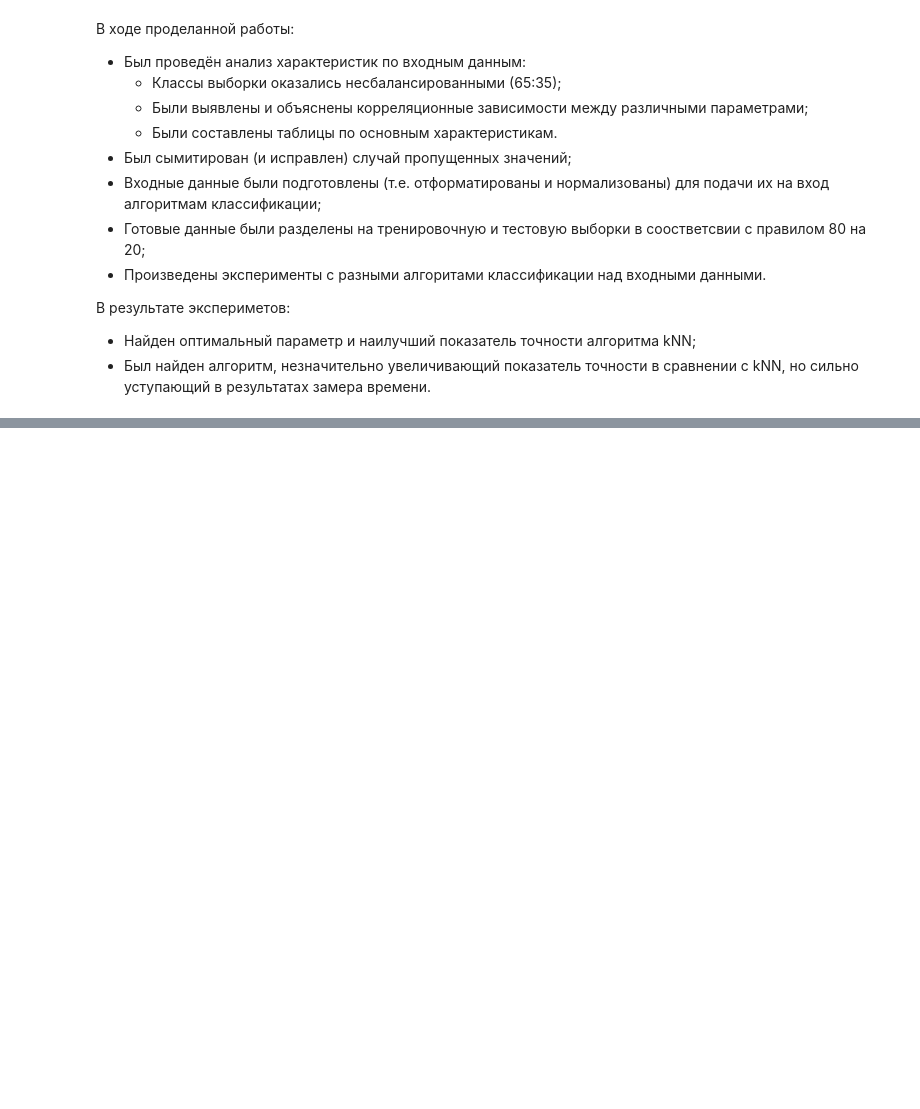
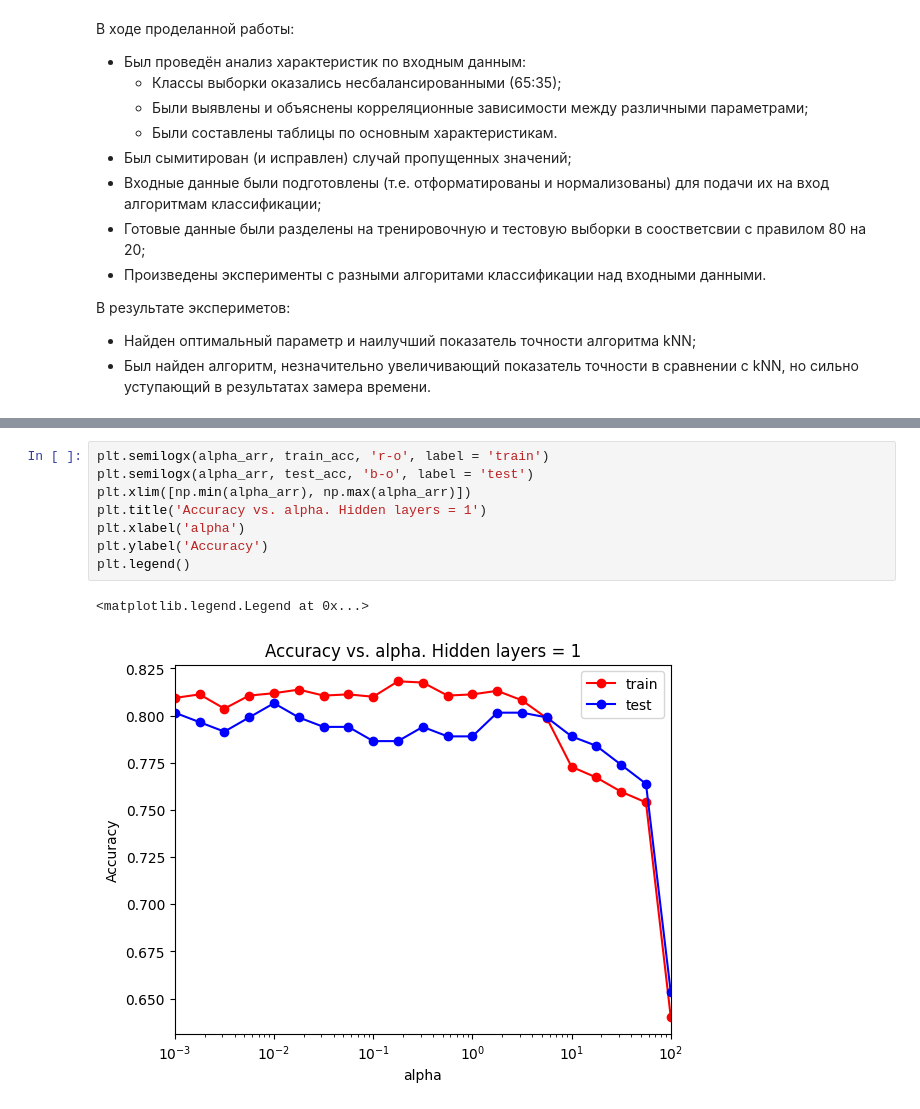
Before and after one commit to megarungle/ml_2022, a Jupyter notebook: MLlab.ipynb, the cells around one changed output, grey strips where cells are left out. Saved outputs shown, nothing was run; the diff lists cells and outputs as text; blank space fills up the shorter version.

```diff
--- a/MLlab.ipynb
+++ b/MLlab.ipynb
@@ -569,0 +697,11 @@ Wall time: 21 ms
+# %%
+plt.semilogx(alpha_arr, train_acc, 'r-o', label = 'train')
+plt.semilogx(alpha_arr, test_acc, 'b-o', label = 'test')
+plt.xlim([np.min(alpha_arr), np.max(alpha_arr)])
+plt.title('Accuracy vs. alpha. Hidden layers = 1')
+plt.xlabel('alpha')
+plt.ylabel('Accuracy')
+plt.legend()
+# %% [output]
+<matplotlib.legend.Legend at 0x...>
+[figure, added]
```
Also changed, not shown: parts of 47 cells of this notebook.
